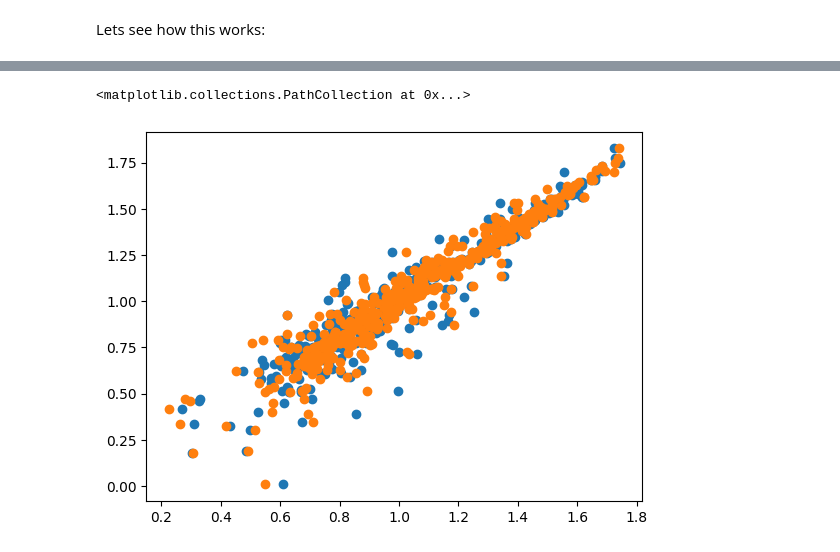
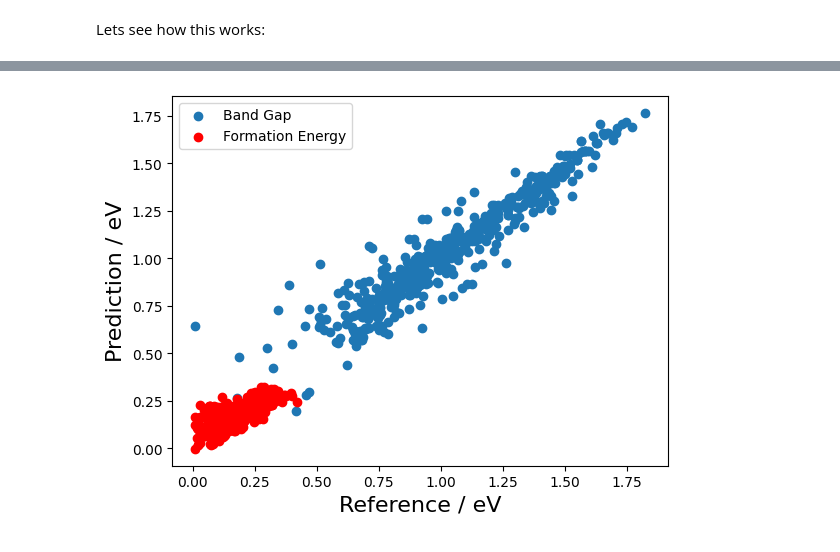
Before and after one commit to dgolze/m19_notebooks, a Jupyter notebook: exercises/deep_learning_chemistry/deep_learning_chemistry.ipynb, the cells around one changed output, grey strips where cells are left out. Saved outputs shown, nothing was run; the diff lists cells and outputs as text; code cells hidden in the pictures.

```diff
--- a/exercises/deep_learning_chemistry/deep_learning_chemistry.ipynb
+++ b/exercises/deep_learning_chemistry/deep_learning_chemistry.ipynb
@@ -76,6 +80,7 @@ Targets_df.head()
 # %% [markdown]
 Our input data contains very different parameter, both in type and value. Thus, we have to think about how we present this data in the most informative way to our model before anything else. A typical approach in data preprocessing is to transform the data by e.g. using a relative value instead of absoulte quantities. Furthermore, categorical data like the spacegroup can be cast into a much more powerful representation by using a "one-hot-encoding", which means that every value is represented by a binary value (True/False, 1/0) in a vector.
 # %%
+# Center and rescale numerical data
 numerical_df=pd.DataFrame.copy(train_df[['number_of_total_atoms', 'percent_atom_al',
        'percent_atom_ga', 'percent_atom_in', 'lattice_vector_1_ang',
        'lattice_vector_2_ang', 'lattice_vector_3_ang',
@@ -83,13 +88,13 @@ numerical_df=pd.DataFrame.copy(train_df[['number_of_total_atoms', 'percent_atom_
        'lattice_angle_gamma_degree']])
 numerical_df = (numerical_df-numerical_df.mean())/numerical_df.std()
 
+# Use one-hot encoding for categorical data
 one_hot_df=pd.DataFrame.copy(train_df[["spacegroup"]])
-
-one_hot_df=pd.get_dummies(one_hot_df,prefix=["spacegroup"],
-                       columns=["spacegroup"])
-
+# Basically, we want a colum for each spacegroup with a boolean index, for each datapoint exactly one entry is True
+one_hot_df=pd.get_dummies(one_hot_df,prefix=["spacegroup"], columns=["spacegroup"])
 features_df=pd.concat([numerical_df,one_hot_df],axis=1)
 
+# Combine numerical and categorical data
 features_df=pd.concat([numerical_df,one_hot_df],axis=1)
 features_df.head()
 # %% [output]
@@ -182,14 +190,14 @@ def generate_NN(n_layers, n_features, n_input, n_output, activation, optimizer,
 As a starting point, we use a shallow NN with only a single hidden layer.
 # %%
 # NN Parameter
-n_features = 16
-n_layers = 2
-learning_rate = 0.01
-regularization = 0.0001
-activation = "sigmoid"
-iterations = 100
-batch_size = 20
-input_features = features_df.shape[-1]
+n_features = 32            # Number of perceptrons per hidden layer
+n_layers = 2               # Number of layers, 2 = 1 hidden, 1 output
+learning_rate = 0.01       # Learning rate of the optimizer
+regularization = 0.0001    # regularization parameter for the parameters
+activation = "sigmoid"     # Non-linear activation function
+iterations = 200           # Number of optimization epochs
+batch_size = 20            # Mini-batch isze for the stochastic optimization
+input_features = features_df.shape[-1]   # Number of Input parameters
 # %% [markdown]
 The second ingredient for a NN approach is the optimizer for the stochastic optimization. As a starting point, we use the plain stochastic gradient descent algorithm for the optimization.
 # %%
@@ -314,7 +371,7 @@ train_m_dist = np.zeros(train_df.shape[0])
 train_o_dist = np.zeros(train_df.shape[0])
 
 for i in train_df.index:
-    filename = f"train/{i+1}/geometry.xyz"
+    filename = f"nomad_2018_kaggle_dataset/train/{i+1}/geometry.xyz"
     atom = read_aims(filename)
     train_volume[i] = volume(atom)
     train_d[i] = valence_d_electrons(atom)
@@ -328,7 +385,7 @@ features_df["d-Electrons"] = (train_d - train_d.mean()) / train_d.std()
 features_df["MeanMDistance"] = (train_m_dist - train_m_dist.mean()) / train_m_dist.std()
 features_df["MeanODistance"] = (train_o_dist - train_o_dist.mean()) / train_o_dist.std()
 input_features = features_df.shape[-1]
-optimizer = keras.optimizers.Adam(learning_rate=learning_rate)
+optimizer = keras.optimizers.SGD(learning_rate=learning_rate)
 model = generate_NN(n_layers, n_features, input_features, 2, activation, optimizer, reg=regularization)
 # %% [markdown]
 Lets see how this works:
@@ -360,10 +428,10 @@ pred_train = model.predict(np.array(X_train, dtype=np.float32))
 model.evaluate(np.array(X_valid, dtype=np.float32), np.array(y_valid, dtype=np.float32))
 y_valid3 = np.array(y_valid)[:, 0]
 y_valid4 = np.array(y_valid)[:, 1]
-preds3 = pred[:, 0]
-preds4 = pred[:, 1]
-rsme_valid1 = np.sqrt(mean_squared_error(y_valid3,preds3))
-rsme_valid2 = np.sqrt(mean_squared_error(y_valid4,preds4))
+nn_preds3 = pred[:, 0]
+nn_preds4 = pred[:, 1]
+rsme_valid1 = np.sqrt(mean_squared_error(y_valid3,nn_preds3))
+rsme_valid2 = np.sqrt(mean_squared_error(y_valid4,nn_preds4))
 
 rsme_total = np.sqrt(rsme_valid1*rsme_valid1+rsme_valid2*rsme_valid2)
 print('RSME for formation energy:')
@@ -385,6 +453,9 @@ RSME for total:
 # %%
-plt.scatter(preds1, y_valid1)
-plt.scatter(preds3, y_valid3)
+plt.scatter(y_valid3, nn_preds3, label="Band Gap")
+plt.scatter(y_valid4, nn_preds4, label="Formation Energy", color="red")
+plt.xlabel("Reference / eV", fontsize=16)
+plt.ylabel("Prediction / eV", fontsize=16)
+plt.legend()
+plt.show()
 # %% [output]
-<matplotlib.collections.PathCollection at 0x...>
-[figure, old version]
+[figure, new version]
```
Also changed, not shown: parts of 20 cells of this notebook.
